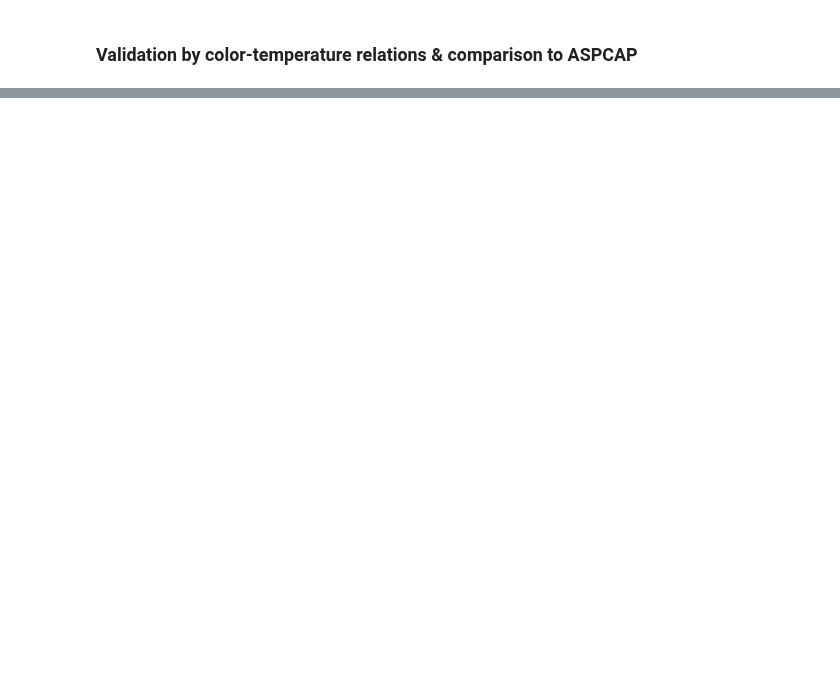
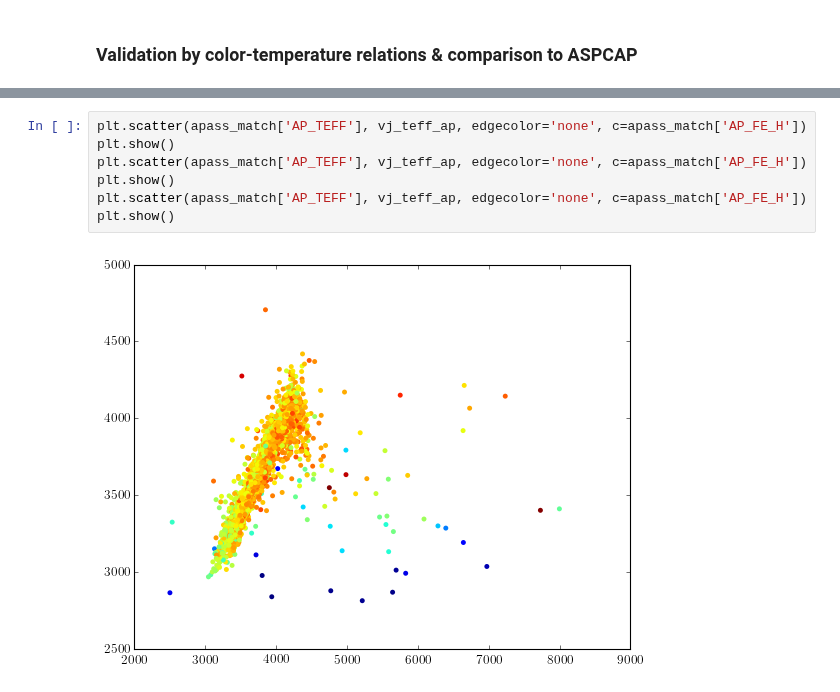
Before and after one commit to jbirky/Mdwarf_project, a Jupyter notebook: cannon_runs/apogee_test/finalize_selection.ipynb, the cells around one changed output, grey strips where cells are left out. Drawn from its saved outputs; the diff is of its cells as text; blank space fills up the shorter version.

```diff
--- a/cannon_runs/apogee_test/finalize_selection.ipynb
+++ b/cannon_runs/apogee_test/finalize_selection.ipynb
@@ -557,3 +599,12 @@ x = np.linspace(2000,5000)
+# %%
+plt.scatter(apass_match['AP_TEFF'], vj_teff_ap, edgecolor='none', c=apass_match['AP_FE_H'])
+plt.show()
+plt.scatter(apass_match['AP_TEFF'], vj_teff_ap, edgecolor='none', c=apass_match['AP_FE_H'])
+plt.show()
+plt.scatter(apass_match['AP_TEFF'], vj_teff_ap, edgecolor='none', c=apass_match['AP_FE_H'])
+plt.show()
+# %% [output]
+[figure, added]
 # %%
 text1 = 'Scatter = %s \nBias = %s'%(round(np.std(vj_diff_ap),5), round(np.mean(vj_diff_ap),5))
 text2 = 'Scatter = %s \nBias = %s'%(round(np.std(vj_diff),5), round(np.mean(vj_diff),5))
```
Also changed, not shown: parts of 35 cells of this notebook, 3 other files.
